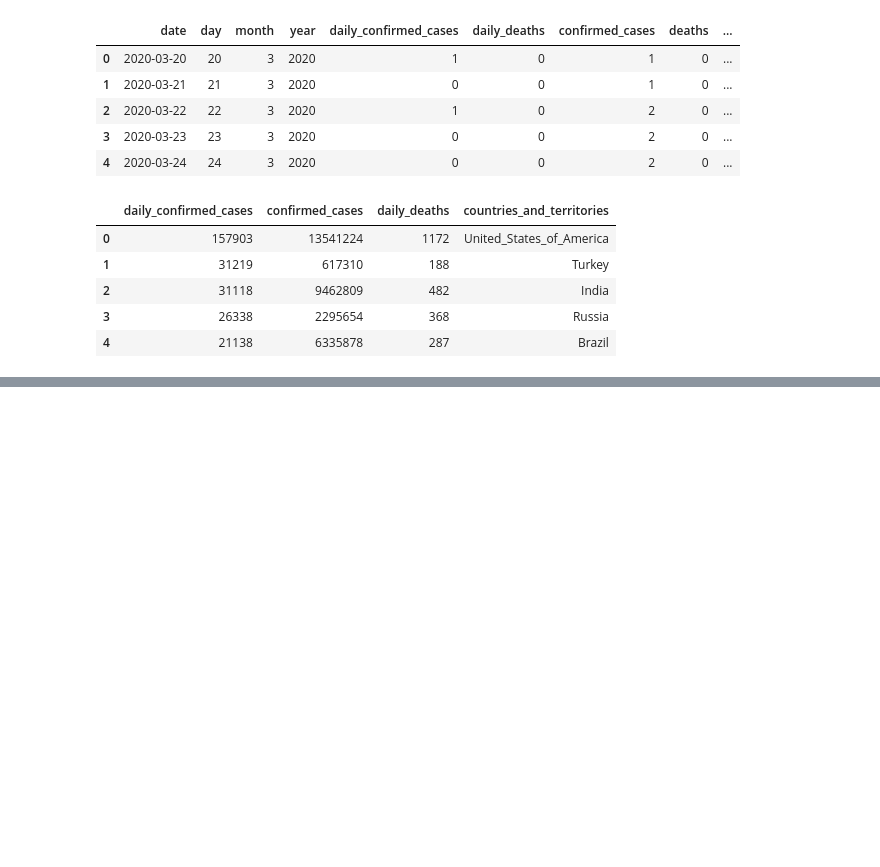
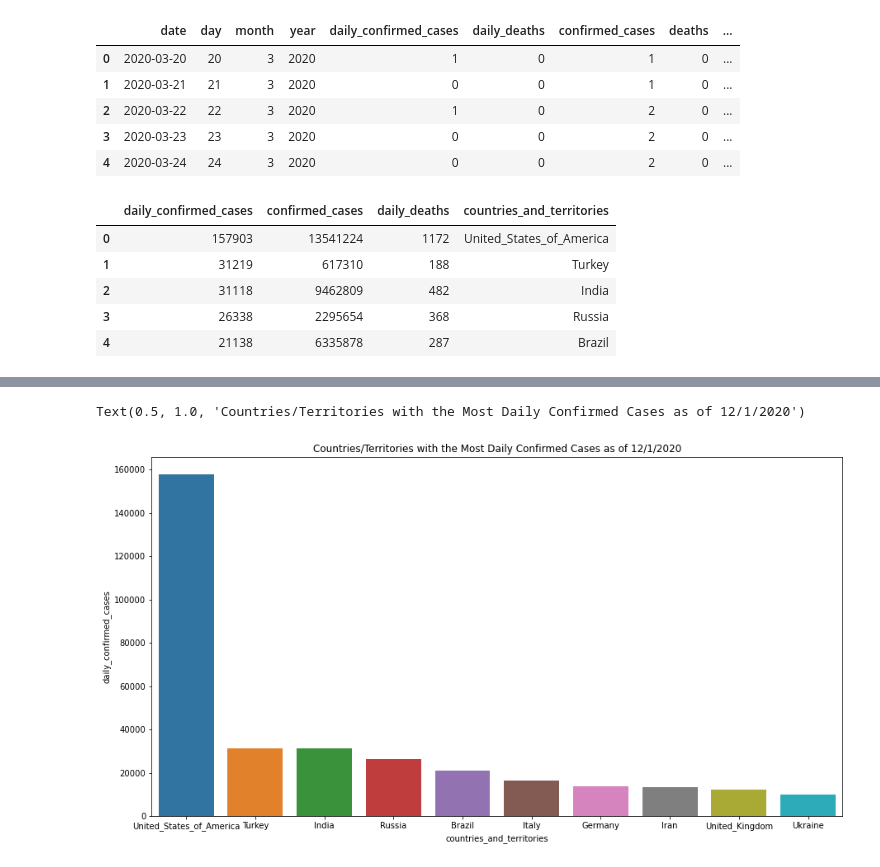
Before and after one commit to jordan-maulino/covid_data, a Jupyter notebook: covid_data.ipynb, the cells around one changed output, grey strips where cells are left out. Drawn from its saved outputs; the diff is of its cells as text; code cells hidden in the pictures; blank space fills up the shorter version.

```diff
--- a/covid_data.ipynb
+++ b/covid_data.ipynb
@@ -69,0 +129,2 @@ covid_cases_12_1_2020.head()
+# %%
+cases_top10 = covid_cases_12_1_2020.loc[0:9]
@@ -69,0 +145,7 @@ covid_cases_12_1_2020.head()
+# %%
+plt.figure(figsize=(15, 8))
+sns.barplot(x="countries_and_territories", y="daily_confirmed_cases", data=cases_top10)
+plt.title("Countries/Territories with the Most Daily Confirmed Cases as of 12/1/2020")
+# %% [output]
+Text(0.5, 1.0, 'Countries/Territories with the Most Daily Confirmed Cases as of 12/1/2020')
+[figure, added]
```
Also changed, not shown: parts of 9 cells of this notebook.
